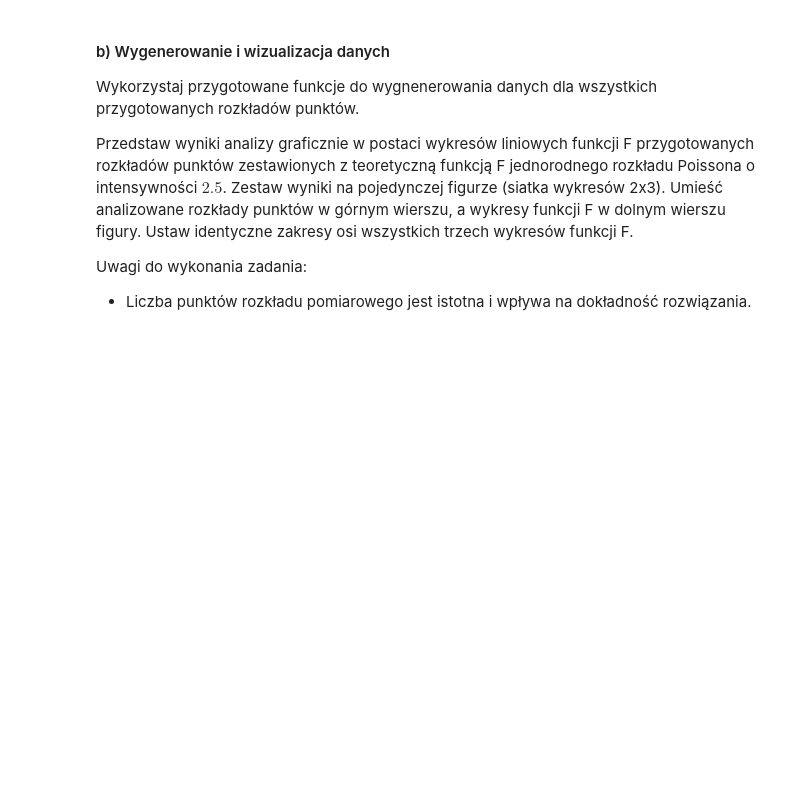
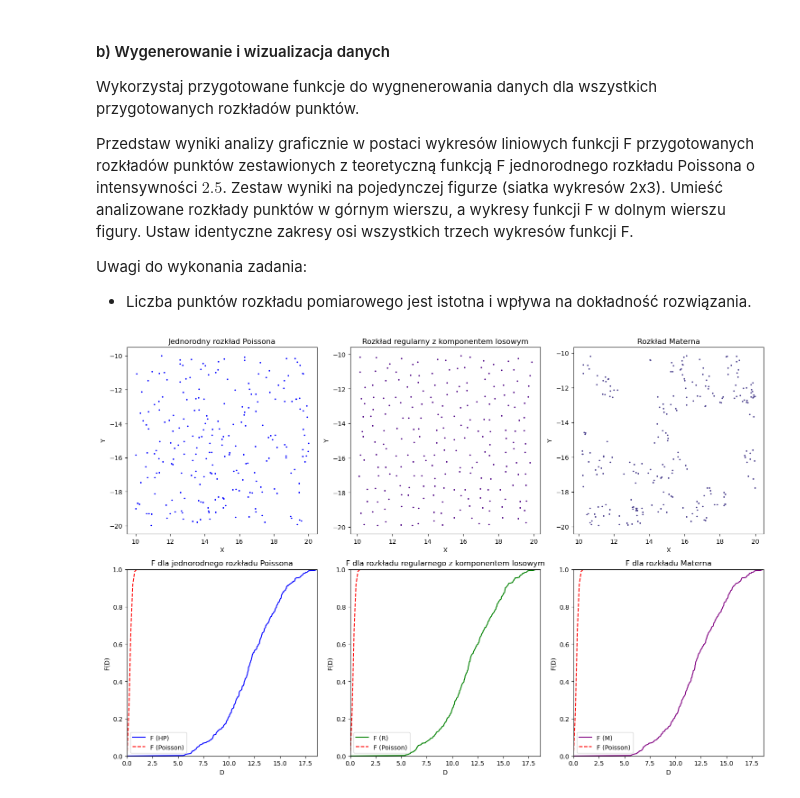
Before and after one commit to ArsBeneMoriendi/analiza_danych_przestrzennych, a Jupyter notebook: ZZ05/ZZ05.ipynb, the cells around one changed output. Cells and saved outputs as stored; diff of their text form; code cells hidden in the pictures; blank space fills up the shorter version.

```diff
--- a/ZZ05/ZZ05.ipynb
+++ b/ZZ05/ZZ05.ipynb
@@ -308,5 +305,59 @@ Przedstaw wyniki analizy graficznie w postaci wykresów liniowych funkcji F przy
 Uwagi do wykonania zadania:
 - Liczba punktów rozkładu pomiarowego jest istotna i wpływa na dokładność rozwiązania.
 # %%
-# YOUR CODE HERE
-raise NotImplementedError()
+f_HP = f_function(points_HP, test_data_1)
+f_R = f_function(points_R, test_data_1)
+f_M = f_function(points_M, test_data_1)
+
+d_values = np.linspace(0, max(f_HP['D'].max(), f_R['D'].max(), f_M['D'].max()), 100)
+f_poisson = f_function_poisson(d_values, 2.5)
+
+fig, axes = plt.subplots(2, 3, figsize=(15, 10))
+axes = axes.ravel()
+
+axes[0].scatter(points_HP['X'], points_HP['Y'], s=2, color = "blue")
+axes[0].set_title("Jednorodny rozkład Poissona")
+axes[0].set_xlabel("X")
+axes[0].set_ylabel("Y")
+
+axes[1].scatter(points_R['X'], points_R['Y'], s=2, color = "indigo")
+axes[1].set_title("Rozkład regularny z komponentem losowym")
+axes[1].set_xlabel("X")
+axes[1].set_ylabel("Y")
+
+axes[2].scatter(points_M['X'], points_M['Y'], s=2, color = "darkslateblue")
+axes[2].set_title("Rozkład Materna")
+axes[2].set_xlabel("X")
+axes[2].set_ylabel("Y")
+
+axes[3].plot(f_HP["D"], f_HP["F"], label="F (HP)", color="blue")
+axes[3].plot(f_poisson["D"], f_poisson["F"], label="F (Poisson)", linestyle="dashed", color="red")
+axes[3].set_title("F dla jednorodnego rozkładu Poissona")
+axes[3].set_xlabel("D")
+axes[3].set_ylabel("F(D)")
+axes[3].legend()
+axes[3].set_xlim([0, d_values.max()])
+axes[3].set_ylim([0, 1])
+
+axes[4].plot(f_R["D"], f_R["F"], label="F (R)", color="green")
+axes[4].plot(f_poisson["D"], f_poisson["F"], label="F (Poisson)", linestyle="dashed", color="red")
+axes[4].set_title("F dla rozkładu regularnego z komponentem losowym")
+axes[4].set_xlabel("D")
+axes[4].set_ylabel("F(D)")
+axes[4].legend()
+axes[4].set_xlim([0, d_values.max()])
+axes[4].set_ylim([0, 1])
+
+axes[5].plot(f_M["D"], f_M["F"], label="F (M)", color="purple")
+axes[5].plot(f_poisson["D"], f_poisson["F"], label="F (Poisson)", linestyle="dashed", color="red")
+axes[5].set_title("F dla rozkładu Materna")
+axes[5].set_xlabel("D")
+axes[5].set_ylabel("F(D)")
+axes[5].legend()
+axes[5].set_xlim([0, d_values.max()])
+axes[5].set_ylim([0, 1])
+
+plt.tight_layout()
+plt.show()
+# %% [output]
+[figure, added]
```
Also changed, not shown: parts of 2 cells of this notebook.
